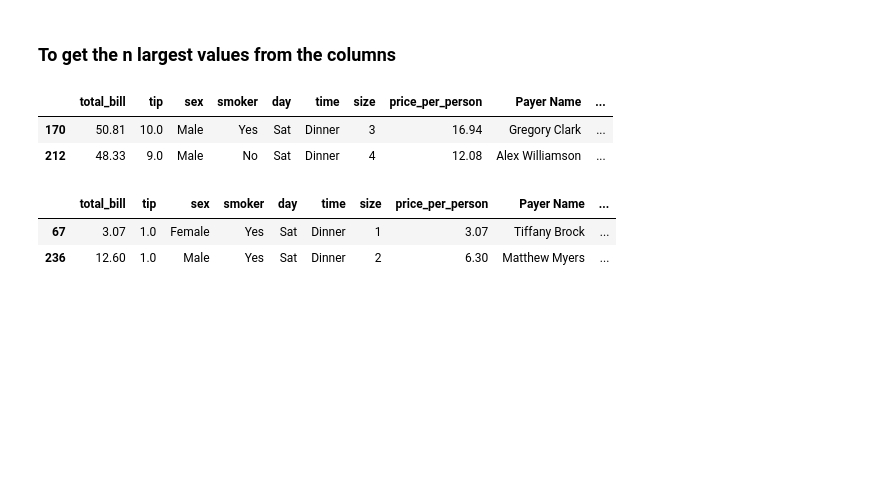
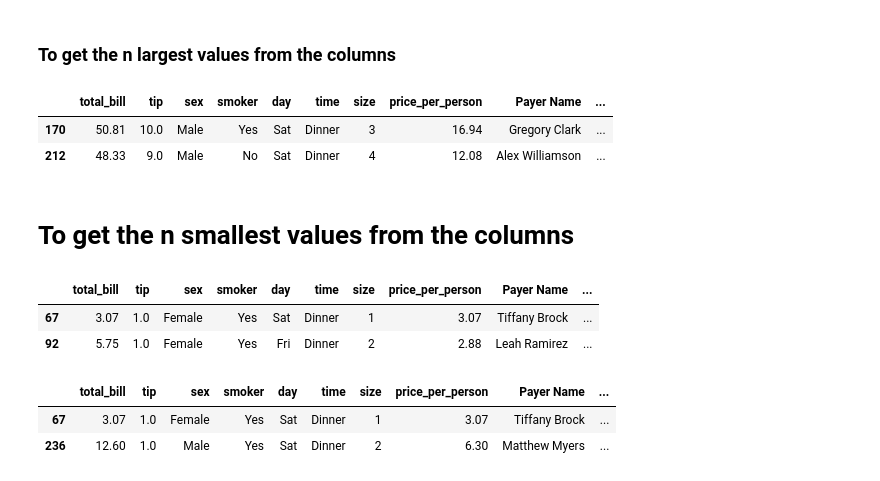
Before and after one commit to Aalamansari/Machine_learning, a Jupyter notebook: 02_Pandas/04_useful_methods.ipynb, the cells around one changed output. Drawn from its saved outputs; the diff is of its cells as text; code cells hidden in the pictures; blank space fills up the shorter version.

```diff
--- a/02_Pandas/04_useful_methods.ipynb
+++ b/02_Pandas/04_useful_methods.ipynb
@@ -482,6 +482,14 @@ df.nlargest(2,'tip')
 |  | total_bill | tip | sex | smoker | day | time | size | price_per_person | Payer Name | ... |
 | 170 | 50.81 | 10.0 | Male | Yes | Sat | Dinner | 3 | 16.94 | Gregory Clark | ... |
 | 212 | 48.33 | 9.0 | Male | No | Sat | Dinner | 4 | 12.08 | Alex Williamson | ... |
+# %% [markdown]
+# To get the n smallest values from the columns
+# %%
+df.nsmallest(2,'tip')
+# %% [output]
+|  | total_bill | tip | sex | smoker | day | time | size | price_per_person | Payer Name | ... |
+| 67 | 3.07 | 1.0 | Female | Yes | Sat | Dinner | 1 | 3.07 | Tiffany Brock | ... |
+| 92 | 5.75 | 1.0 | Female | Yes | Fri | Dinner | 2 | 2.88 | Leah Ramirez | ... |
 # %%
 df.sort_values('tip',ascending=True).iloc[0:2]
 # %% [output]
```
Also changed, not shown: parts of 2 cells of this notebook, 5 other files.
